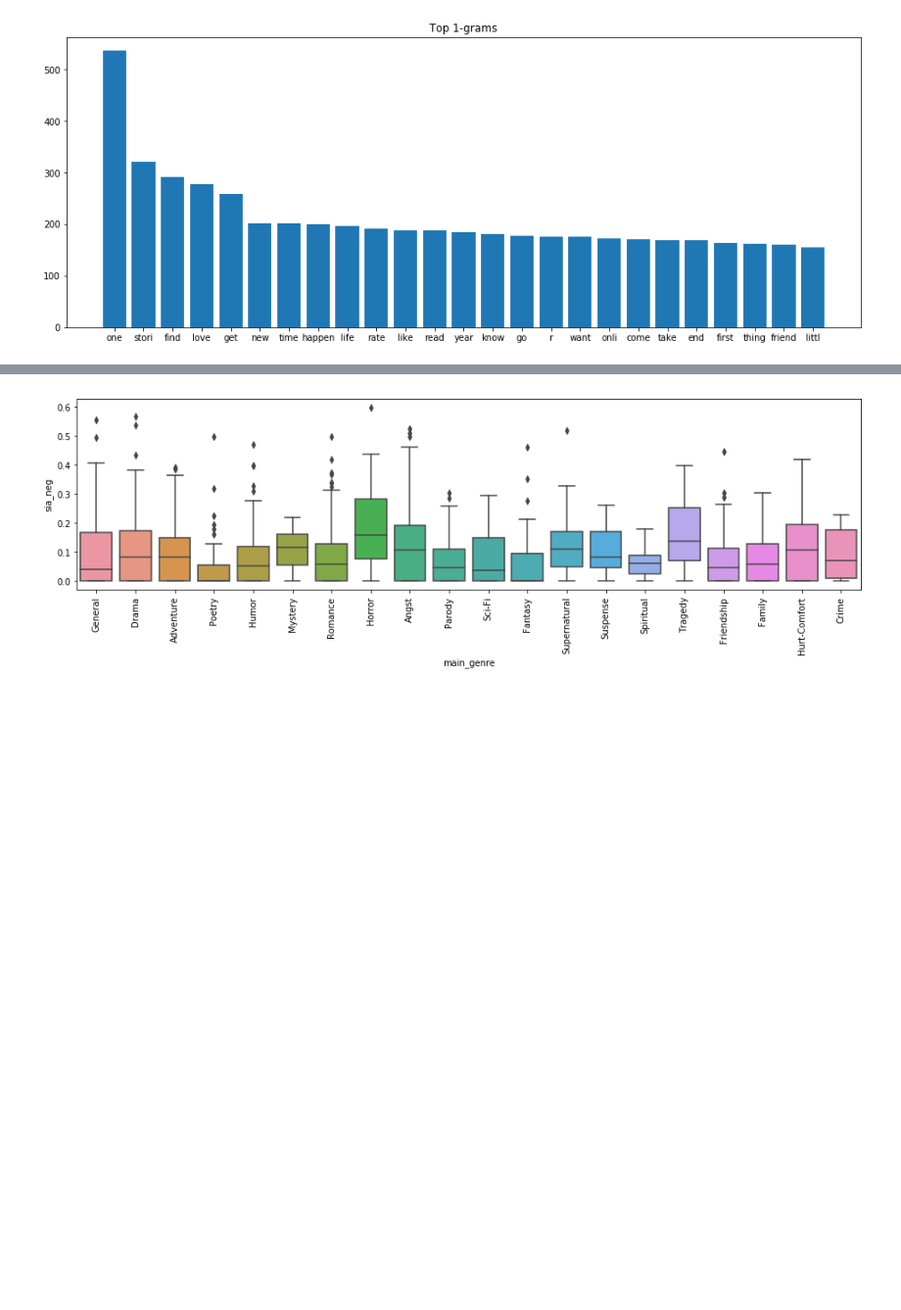
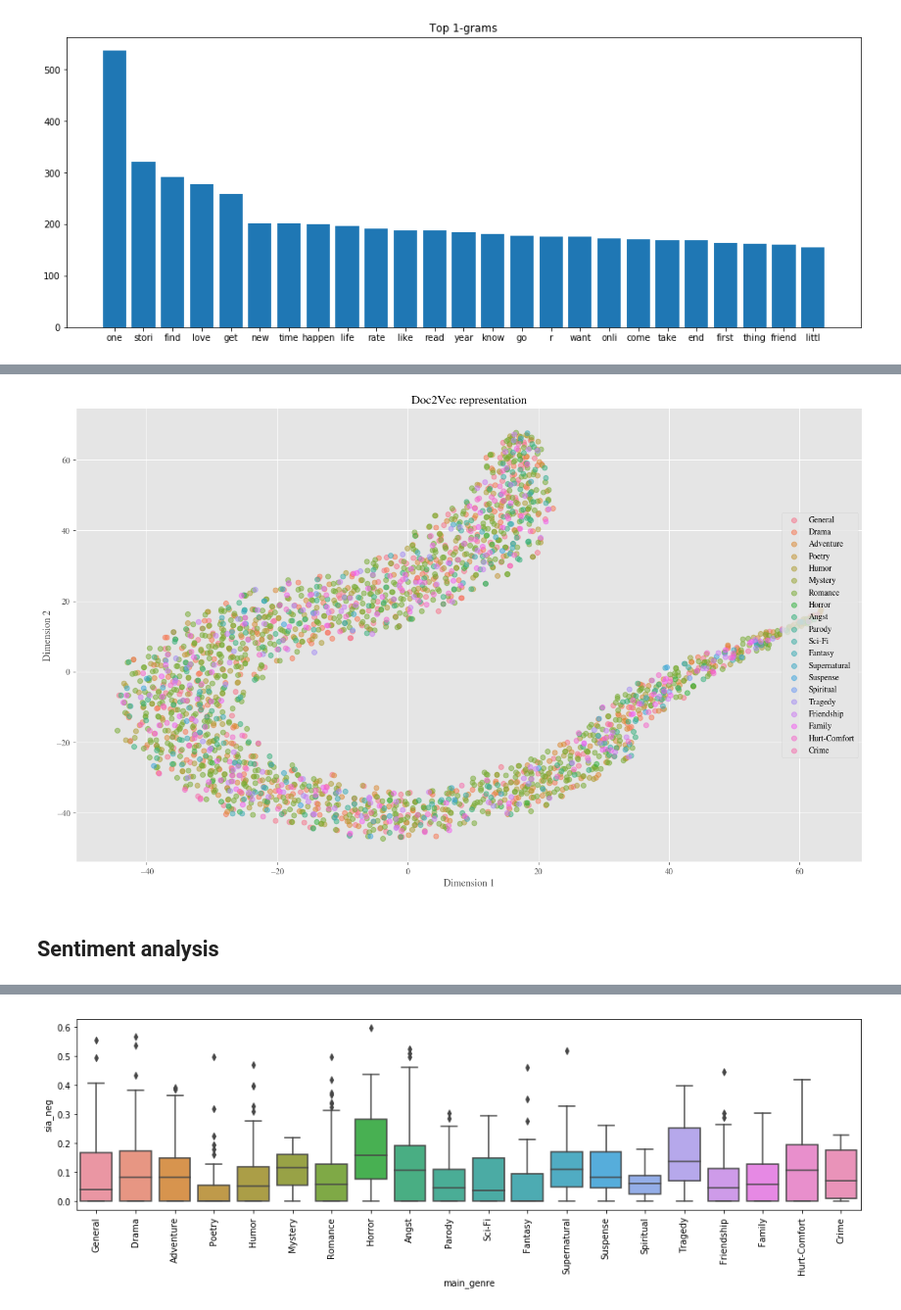
Before and after one commit to lily-tian/fanfictionstatistics, a Jupyter notebook: jupyter_notebooks/story_sentiment_analysis.ipynb, the cells around one changed output, grey strips where cells are left out. Shown at 98% size. Saved outputs shown, nothing was run; the diff lists cells and outputs as text; code cells hidden in the pictures; blank space fills up the shorter version.

Commit message:
Updated sentiment

```diff
--- a/jupyter_notebooks/story_sentiment_analysis.ipynb
+++ b/jupyter_notebooks/story_sentiment_analysis.ipynb
@@ -252,3 +271,9 @@ text_tfidf = get_word_count(get_tfidf, df.summary)
+# %%
+plot_representation(d2v_docm_text, df['main_genre'], 'Doc2Vec representation')
+# %% [output]
+[figure, added]
+# %% [markdown]
+## Sentiment analysis
 # %%
 sia = SentimentIntensityAnalyzer()
 sia_scores = []
```
Also changed, not shown: parts of 24 cells of this notebook.
